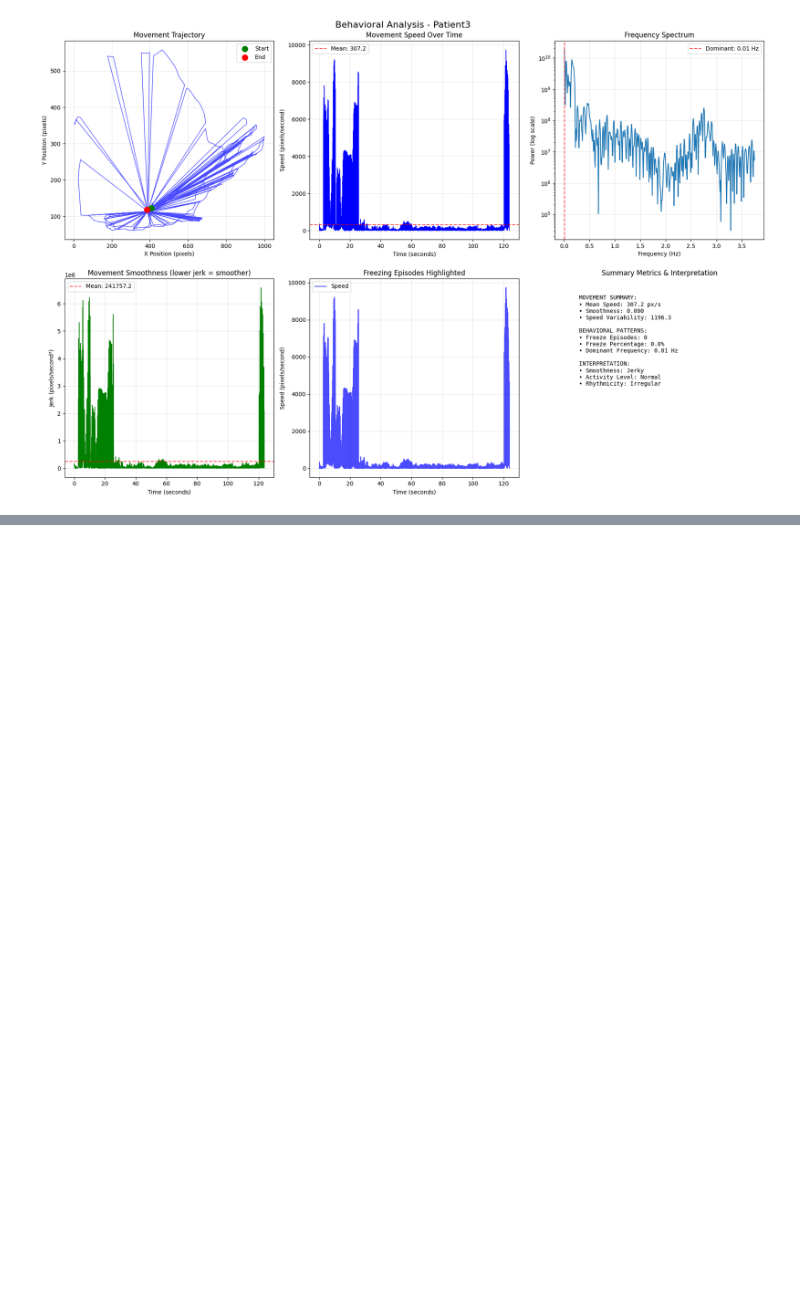
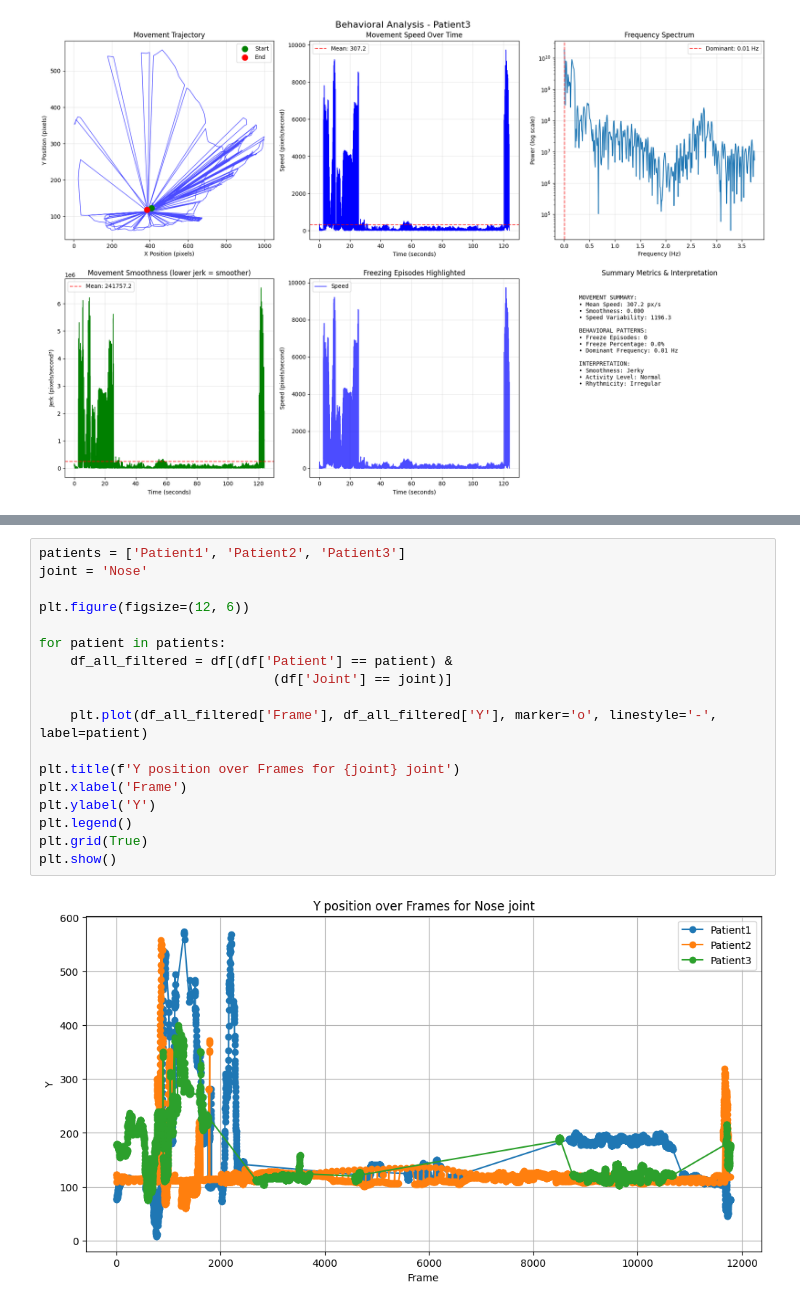
Before and after one commit to LiubovRev/sense_project, a Jupyter notebook: feature_extraction.ipynb, the cells around one changed output, grey strips where cells are left out. Drawn from its saved outputs; the diff is of its cells as text; blank space fills up the shorter version.

```diff
--- a/feature_extraction.ipynb
+++ b/feature_extraction.ipynb
@@ -1225,0 +935,20 @@ step7_create_visualizations(x, y, movement, freezing, frequency, 'Patient3')
+# %%
+patients = ['Patient1', 'Patient2', 'Patient3']
+joint = 'Nose'
+
+plt.figure(figsize=(12, 6))
+
+for patient in patients:
+    df_all_filtered = df[(df['Patient'] == patient) &
+                              (df['Joint'] == joint)]
+
+    plt.plot(df_all_filtered['Frame'], df_all_filtered['Y'], marker='o', linestyle='-', label=patient)
+
+plt.title(f'Y position over Frames for {joint} joint')
+plt.xlabel('Frame')
+plt.ylabel('Y')
+plt.legend()
+plt.grid(True)
+plt.show()
+# %% [output]
+[figure, added]
```
Also changed, not shown: parts of 7 cells of this notebook.
